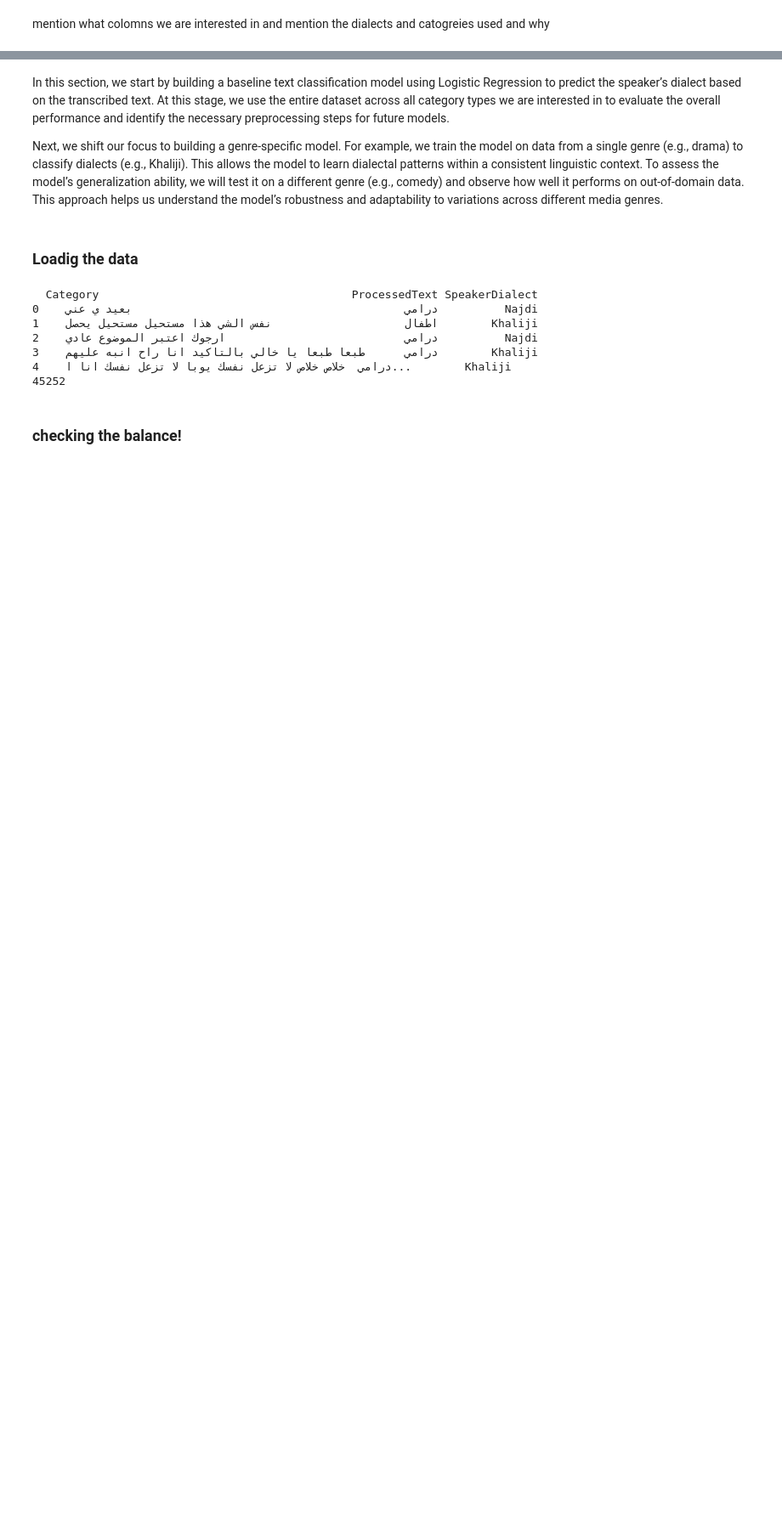
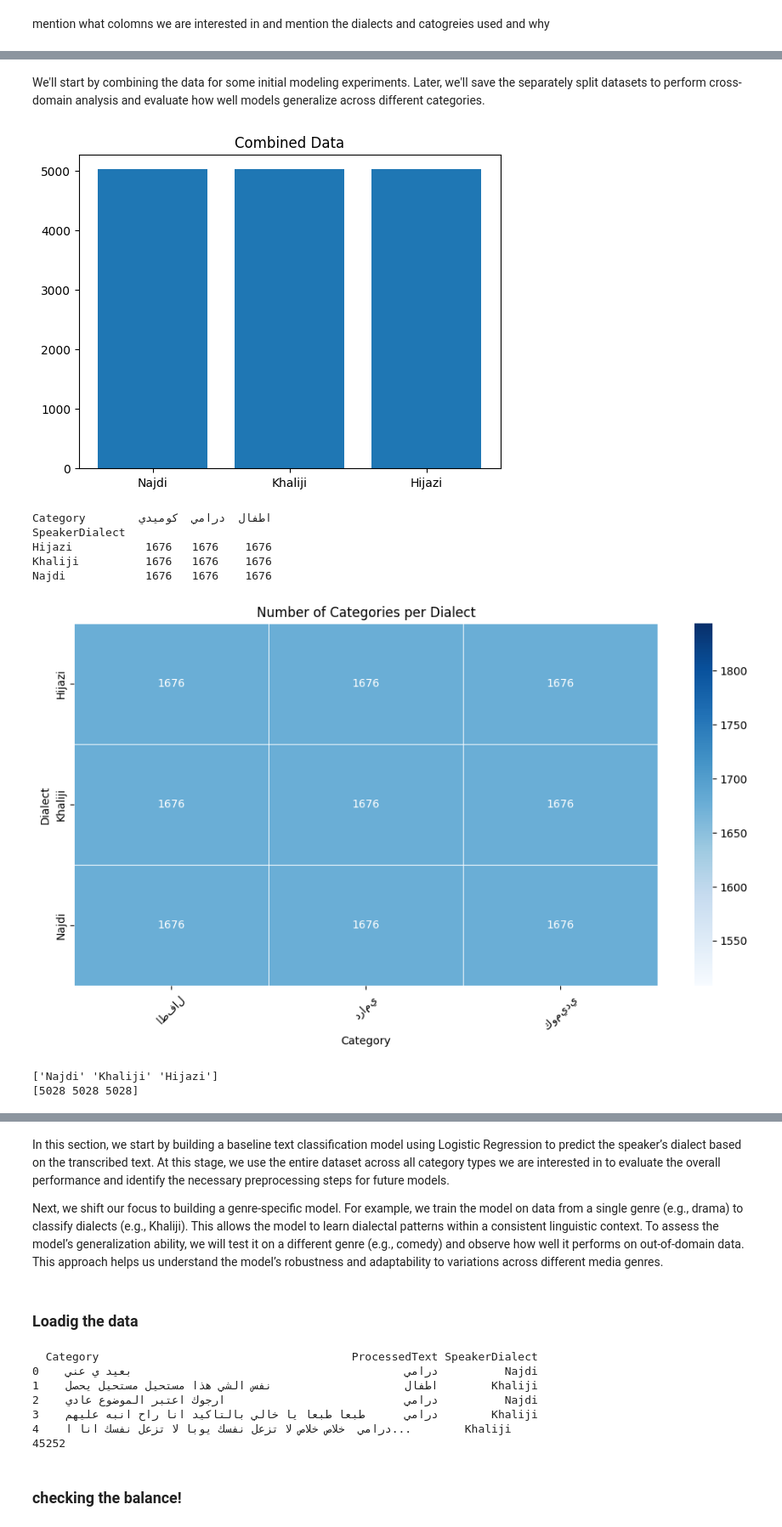
Before and after one commit to BashairAlsadhan/NLP-project, a Jupyter notebook: logesticRegressionSADA.ipynb, the cells around one changed output, grey strips where cells are left out. Shown: that part at 85% size. Saved outputs shown, nothing was run; the diff lists cells and outputs as text; code cells hidden in the pictures; blank space fills up the shorter version.

```diff
--- a/logesticRegressionSADA.ipynb
+++ b/logesticRegressionSADA.ipynb
@@ -200,0 +385,50 @@ mention what colomns we are interested in and mention the dialects and catogreie
+# %% [markdown]
+We'll start by combining the data for some initial modeling experiments. Later, we'll save the separately split datasets to perform cross-domain analysis and evaluate how well models generalize across different categories.
+# %%
+import matplotlib.pyplot as plt
+import seaborn as sns
+
+# Combine all three balanced subsets
+combined_data = pd.concat([balanced_data_kid, balanced_data_drama, balanced_data_comedy], ignore_index=True)
+
+# Shuffle the full dataset
+combined_data = combined_data.sample(frac=1, random_state=42).reset_index(drop=True)
+
+y_combined_data = np.array(combined_data.SpeakerDialect.value_counts())
+x_combined_data = np.array(combined_data.SpeakerDialect.unique())
+
+
+plt.bar(x_combined_data, y_combined_data)
+plt.title('Combined Data')
+plt.show()
+
+
+
+# Create a pivot table to count occurrences of each category per dialect
+dialect_category_matrix = combined_data.pivot_table(index="SpeakerDialect", columns="Category", aggfunc="size", fill_value=0)
+
+# Print the matrix
+print(dialect_category_matrix)
+
+# Visualize the data using a heatmap
+plt.figure(figsize=(12, 6))
+sns.heatmap(dialect_category_matrix, annot=True, fmt="d", cmap="Blues", linewidths=0.5)
+plt.xlabel("Category")
+plt.ylabel("Dialect")
+plt.title("Number of Categories per Dialect")
+plt.xticks(rotation=45)
+plt.show()
+
+
+print(x_combined_data)
+print(y_combined_data)
+# %% [output]
+[figure, added]
+Category        اطفال  درامي  كوميدي
+SpeakerDialect
+Hijazi           1676   1676    1676
+Khaliji          1676   1676    1676
+Najdi            1676   1676    1676
+[figure, added]
+['Najdi' 'Khaliji' 'Hijazi']
+[5028 5028 5028]
```
Also changed, not shown: parts of 18 cells of this notebook.
